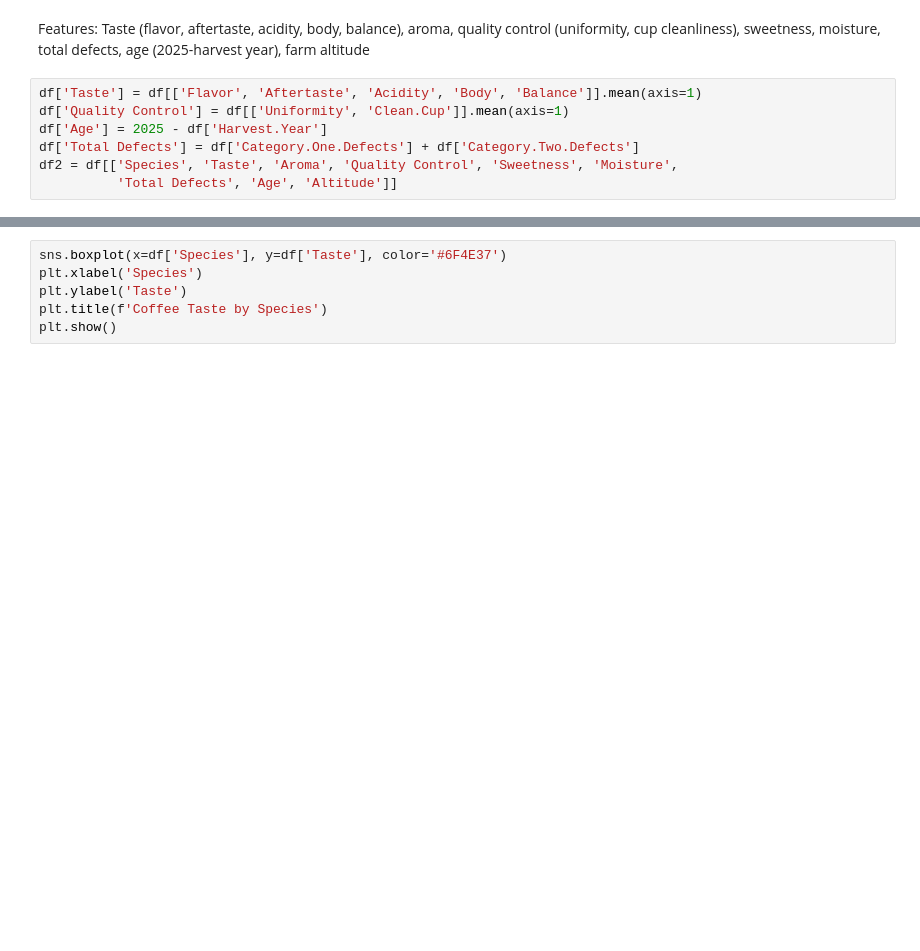
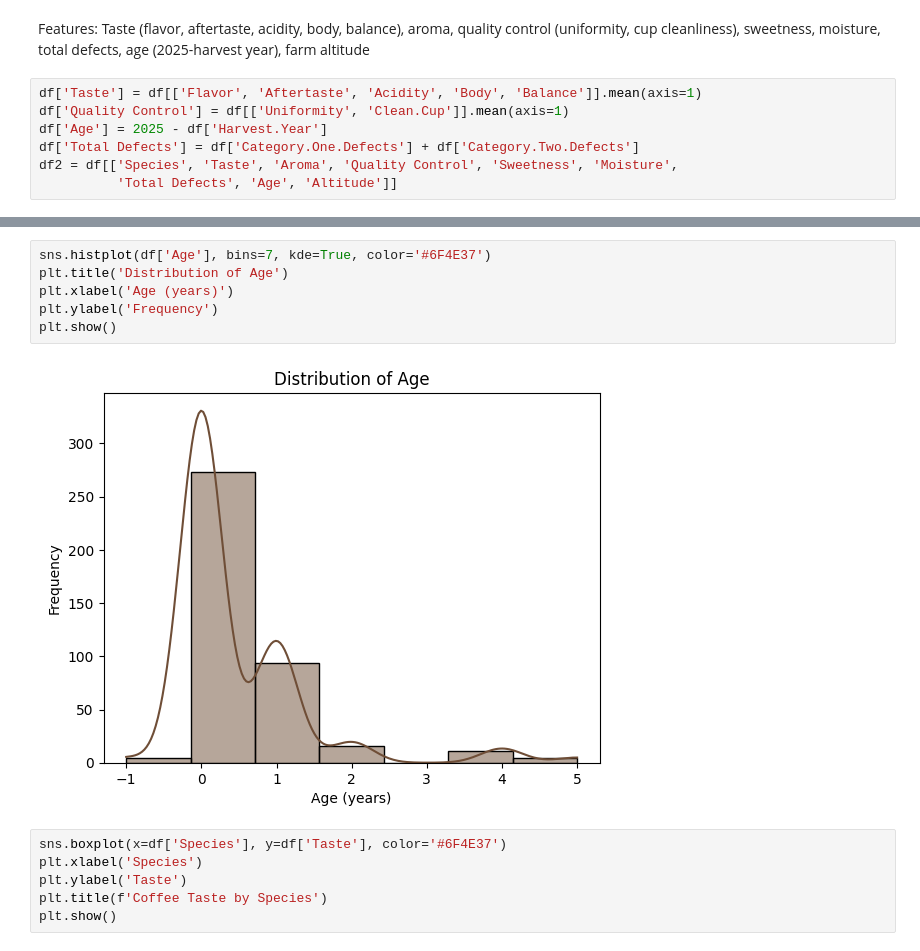
Before and after one commit to ashritakodali/coffee_quality_analysis, a Jupyter notebook: ML_Project_Clustering.ipynb, the cells around one changed output, grey strips where cells are left out. Cells and saved outputs as stored; diff of their text form; blank space fills up the shorter version.

```diff
--- a/ML_Project_Clustering.ipynb
+++ b/ML_Project_Clustering.ipynb
@@ -133,3 +149,11 @@ df2 = df[['Species', 'Taste', 'Aroma', 'Quality Control', 'Sweetness', 'Moisture
+# %%
+sns.histplot(df['Age'], bins=7, kde=True, color='#6F4E37')
+plt.title('Distribution of Age')
+plt.xlabel('Age (years)')
+plt.ylabel('Frequency')
+plt.show()
+# %% [output]
+[figure, added]
 # %%
 sns.boxplot(x=df['Species'], y=df['Taste'], color='#6F4E37')
 plt.xlabel('Species')
```
Also changed, not shown: parts of 13 cells of this notebook.
